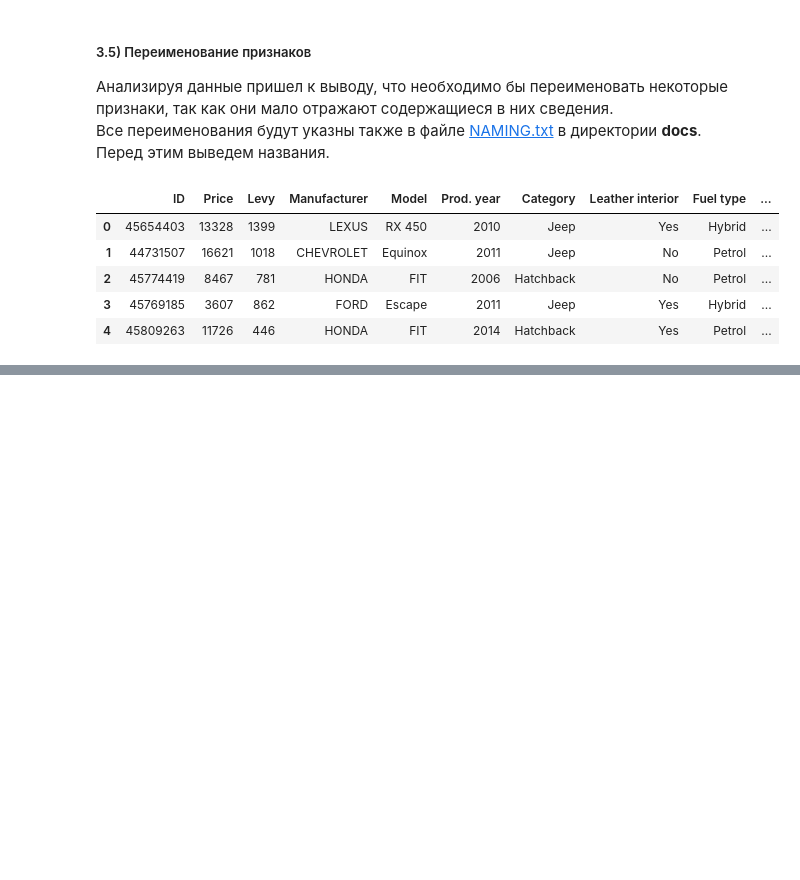
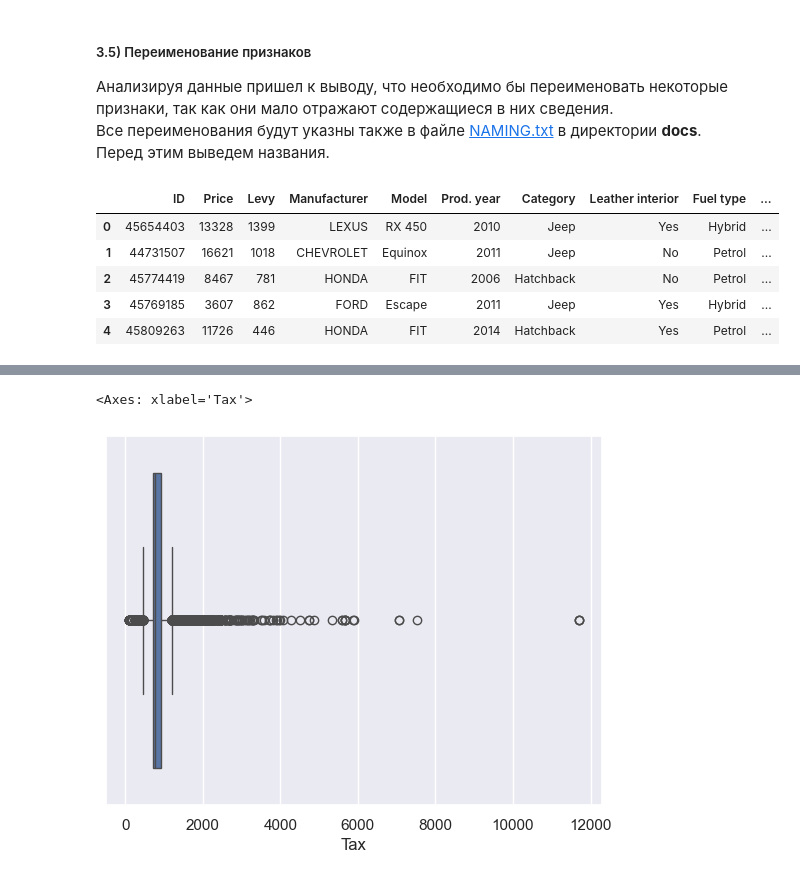
Before and after one commit to D0uble-Zer0/DE_ITMO_Course, a Jupyter notebook: notebooks/EDA.ipynb, the cells around one changed output, grey strips where cells are left out. Cells and saved outputs as stored; diff of their text form; code cells hidden in the pictures; blank space fills up the shorter version.

```diff
--- a/notebooks/EDA.ipynb
+++ b/notebooks/EDA.ipynb
@@ -359,0 +381,5 @@ df.head()
+# %%
+sns.boxplot(x=df['Tax'])
+# %% [output]
+<Axes: xlabel='Tax'>
+[figure, added]
```
Also changed, not shown: parts of 29 cells of this notebook.
